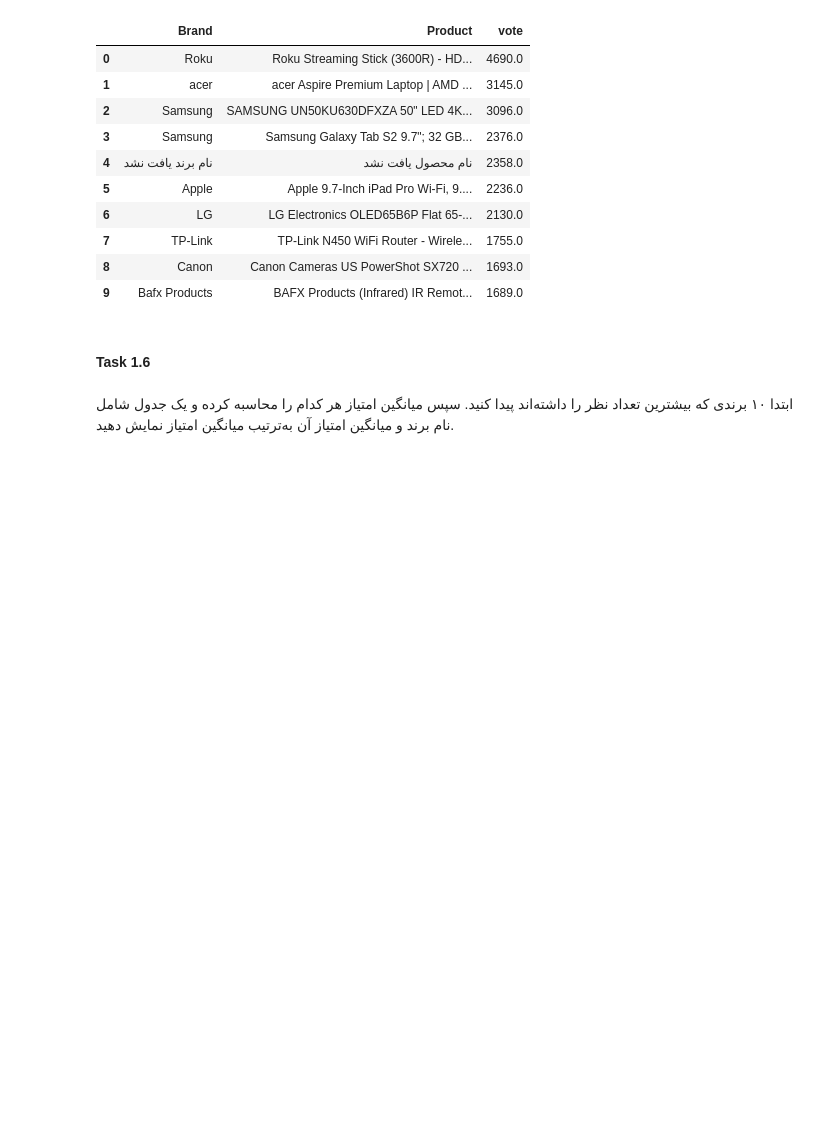
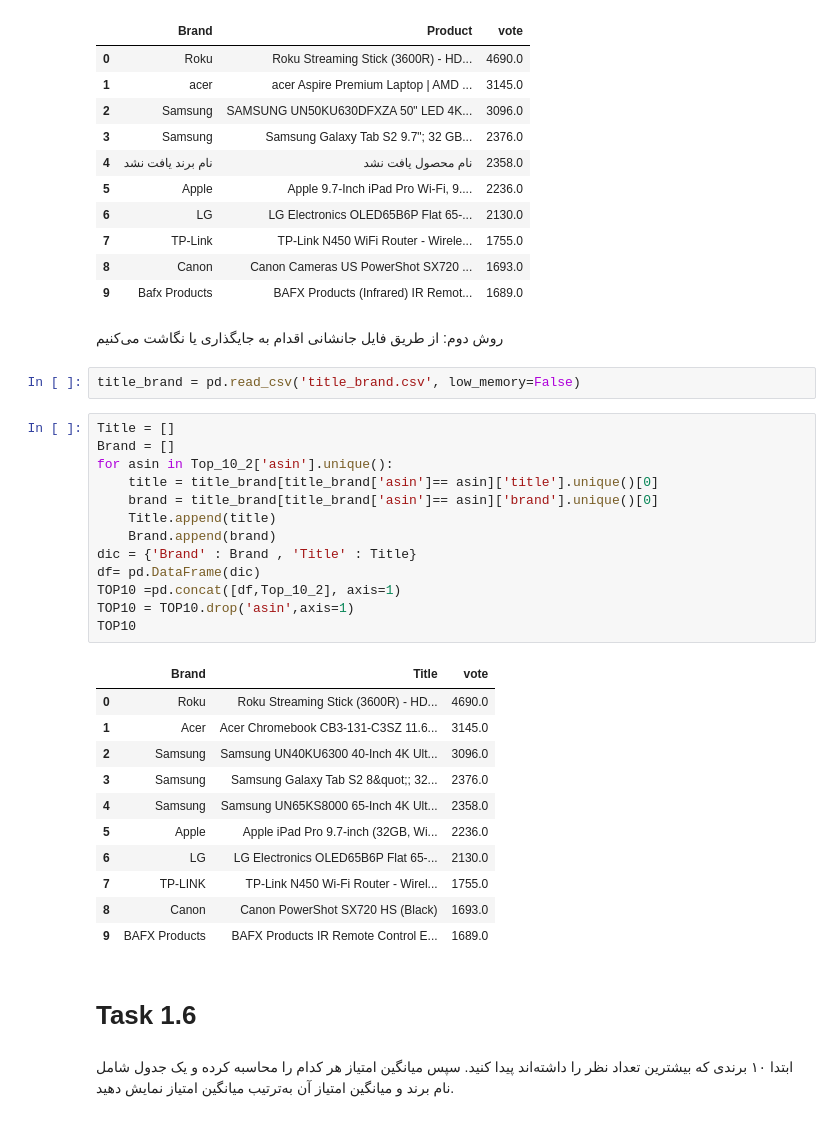
Before and after one commit to Maboudi-Ali/Sentiment_Analysis, a Jupyter notebook: notebooks/Part_1.ipynb, the cells around one changed output. Drawn from its saved outputs; the diff is of its cells as text; blank space fills up the shorter version.

Commit message:
Tasks 1.5 and 1.6 have been editted

```diff
--- a/notebooks/Part_1.ipynb
+++ b/notebooks/Part_1.ipynb
@@ -281,8 +281,39 @@ TOP10
 | 7 | TP-Link | TP-Link N450 WiFi Router - Wirele... | 1755.0 |
 | 8 | Canon | Canon Cameras US PowerShot SX720 ... | 1693.0 |
 | 9 | Bafx Products | BAFX Products (Infrared) IR Remot... | 1689.0 |
+# %% [markdown]
+<div dir='rtl'>
+ روش دوم: از طریق فایل جانشانی اقدام به جایگذاری یا نگاشت می‌کنیم
+</div>
+# %%
+title_brand = pd.read_csv('title_brand.csv', low_memory=False)
+# %%
+Title = []
+Brand = []
+for asin in Top_10_2['asin'].unique():
+    title = title_brand[title_brand['asin']== asin]['title'].unique()[0]
+    brand = title_brand[title_brand['asin']== asin]['brand'].unique()[0]
+    Title.append(title)
+    Brand.append(brand)
+dic = {'Brand' : Brand , 'Title' : Title}
+df= pd.DataFrame(dic)
+TOP10 =pd.concat([df,Top_10_2], axis=1)
+TOP10 = TOP10.drop('asin',axis=1)
+TOP10
+# %% [output]
+|  | Brand | Title | vote |
+| 0 | Roku | Roku Streaming Stick (3600R) - HD... | 4690.0 |
+| 1 | Acer | Acer Chromebook CB3-131-C3SZ 11.6... | 3145.0 |
+| 2 | Samsung | Samsung UN40KU6300 40-Inch 4K Ult... | 3096.0 |
+| 3 | Samsung | Samsung Galaxy Tab S2 8&quot;; 32... | 2376.0 |
+| 4 | Samsung | Samsung UN65KS8000 65-Inch 4K Ult... | 2358.0 |
+| 5 | Apple | Apple iPad Pro 9.7-inch (32GB, Wi... | 2236.0 |
+| 6 | LG | LG Electronics OLED65B6P Flat 65-... | 2130.0 |
+| 7 | TP-LINK | TP-Link N450 Wi-Fi Router - Wirel... | 1755.0 |
+| 8 | Canon | Canon PowerShot SX720 HS (Black) | 1693.0 |
+| 9 | BAFX Products | BAFX Products IR Remote Control E... | 1689.0 |
 # %% [markdown]
-#### Task 1.6
+# Task 1.6
 # %% [markdown]
 <div dir='rtl'>
 ابتدا ۱۰ برندی که بیشترین تعداد نظر را داشته‌اند پیدا کنید. سپس میانگین امتیاز هر کدام را محاسبه کرده و یک جدول شامل نام برند و میانگین امتیاز آن به‌ترتیب میانگین امتیاز نمایش دهید.
```
Also changed, not shown: parts of 9 cells of this notebook.
